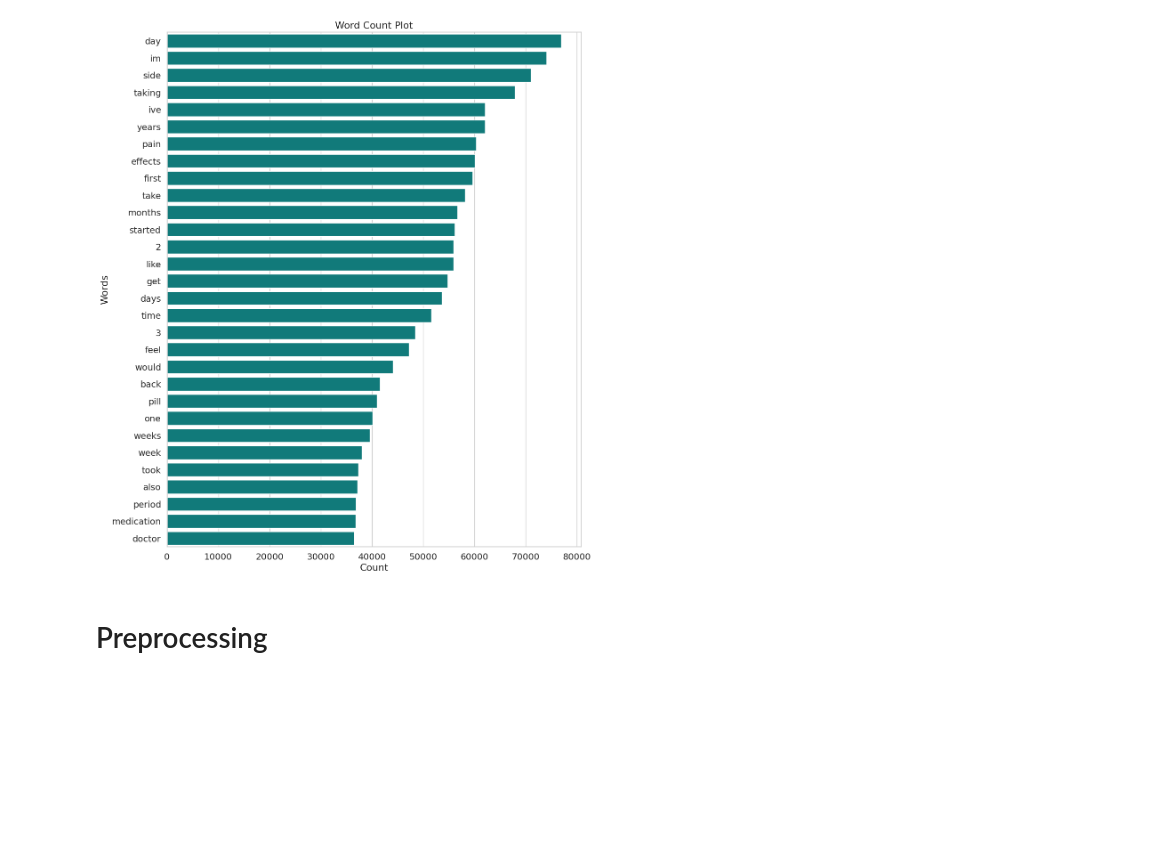
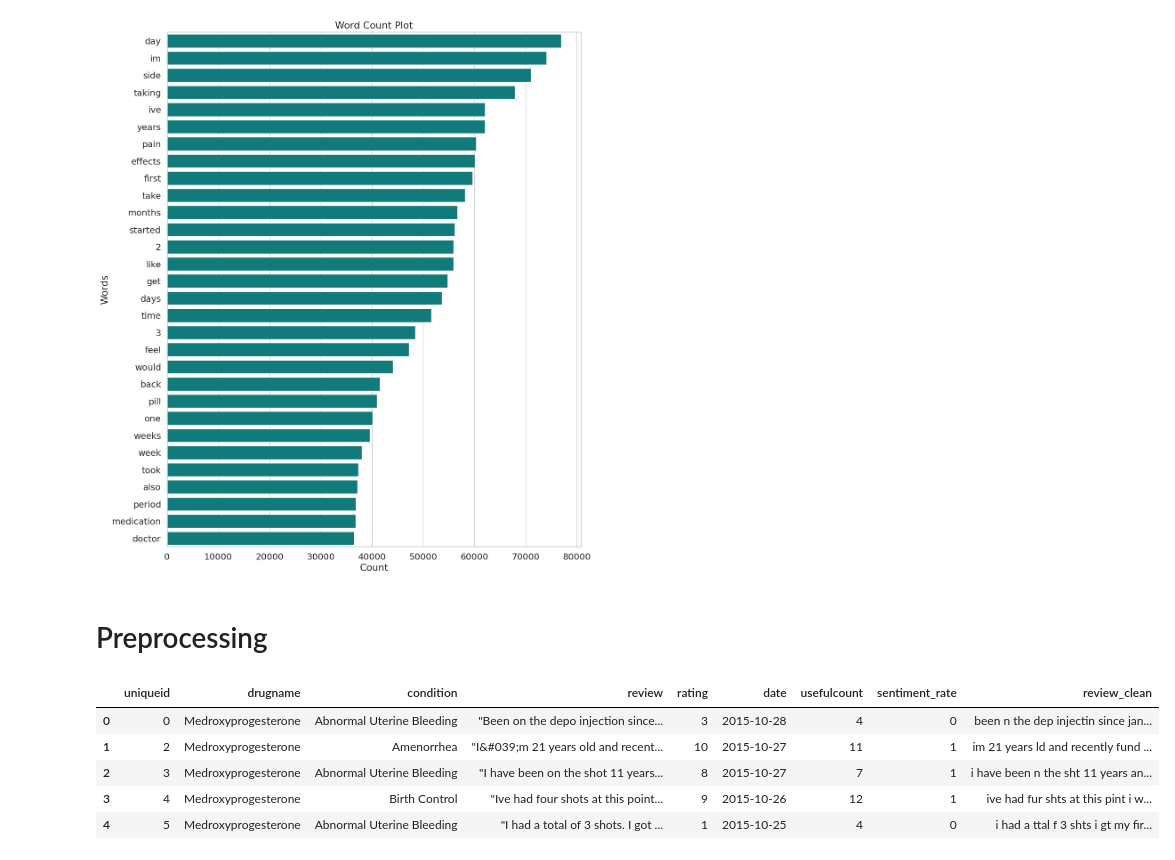
Before and after one commit to ArslanAmanov/AI-ML-DL, a Jupyter notebook: Kaggle Projects /UCI ML drug dataset/uci_ml drug test project_colab.ipynb, the cells around one changed output. Drawn from its saved outputs; the diff is of its cells as text; code cells hidden in the pictures; blank space fills up the shorter version.

```diff
--- a/Kaggle Projects /UCI ML drug dataset/uci_ml drug test project_colab.ipynb
+++ b/Kaggle Projects /UCI ML drug dataset/uci_ml drug test project_colab.ipynb
@@ -540,3 +538,28 @@ word_count.set_xlabel("Count");
 # %%
 # We are going to use the threshold rating of 5 for giving the sentiment.
 # The review will have a positive sentiment (1) if rating>5 and negative sentiment otherwise.
+# %%
+# Giving the Sentiment according to the ratings
+df_data['sentiment_rate'] = df_data['rating'].apply(lambda x:1 if x>5 else 0)
+# %%
+def review_clean(review):
+  lower=review.str.lower()
+  #replacing the repeating pattern of &#039;
+  pattern_remove = lower.str.replace("&#039;", "")
+
+  #removing all the special characters
+  special_remove = pattern_remove.str.replace(r'[^\w\d\s]',' ')
+
+  #removing all the non ASCII characters
+  ascii_remove = special_remove.str.replace(r'[^\x00-\x7F]+',' ')
+
+  #removing the leading and trailing whitespaces
+  whitespace_remove = ascii_remove.str.replace(r'^\s+|\s+?$','')
+
+  #replacing multiple spaces with single space
+  multiw_remove = whitespace_remove.str.replace(r'\s+',' ')
+
+  #replacing two or more dots with one
+  dataframe = multiw_remove.str.replace(r'\.{2,}', ' ')
+
+  return dataframe
@@ -542,0 +630,9 @@ word_count.set_xlabel("Count");
+# %%
+df_data.head()
+# %% [output]
+|  | uniqueid | drugname | condition | review | rating | date | usefulcount | sentiment_rate | review_clean |
+| 0 | 0 | Medroxyprogesterone | Abnormal Uterine Bleeding | "Been on the depo injection since... | 3 | 2015-10-28 | 4 | 0 | been n the dep injectin since jan... |
+| 1 | 2 | Medroxyprogesterone | Amenorrhea | "I&#039;m 21 years old and recent... | 10 | 2015-10-27 | 11 | 1 | im 21 years ld and recently fund ... |
+| 2 | 3 | Medroxyprogesterone | Abnormal Uterine Bleeding | "I have been on the shot 11 years... | 8 | 2015-10-27 | 7 | 1 | i have been n the sht 11 years an... |
+| 3 | 4 | Medroxyprogesterone | Birth Control | "Ive had four shots at this point... | 9 | 2015-10-26 | 12 | 1 | ive had fur shts at this pint i w... |
+| 4 | 5 | Medroxyprogesterone | Abnormal Uterine Bleeding | "I had a total of 3 shots. I got ... | 1 | 2015-10-25 | 4 | 0 | i had a ttal f 3 shts i gt my fir... |
```
Also changed, not shown: parts of 15 cells of this notebook.
